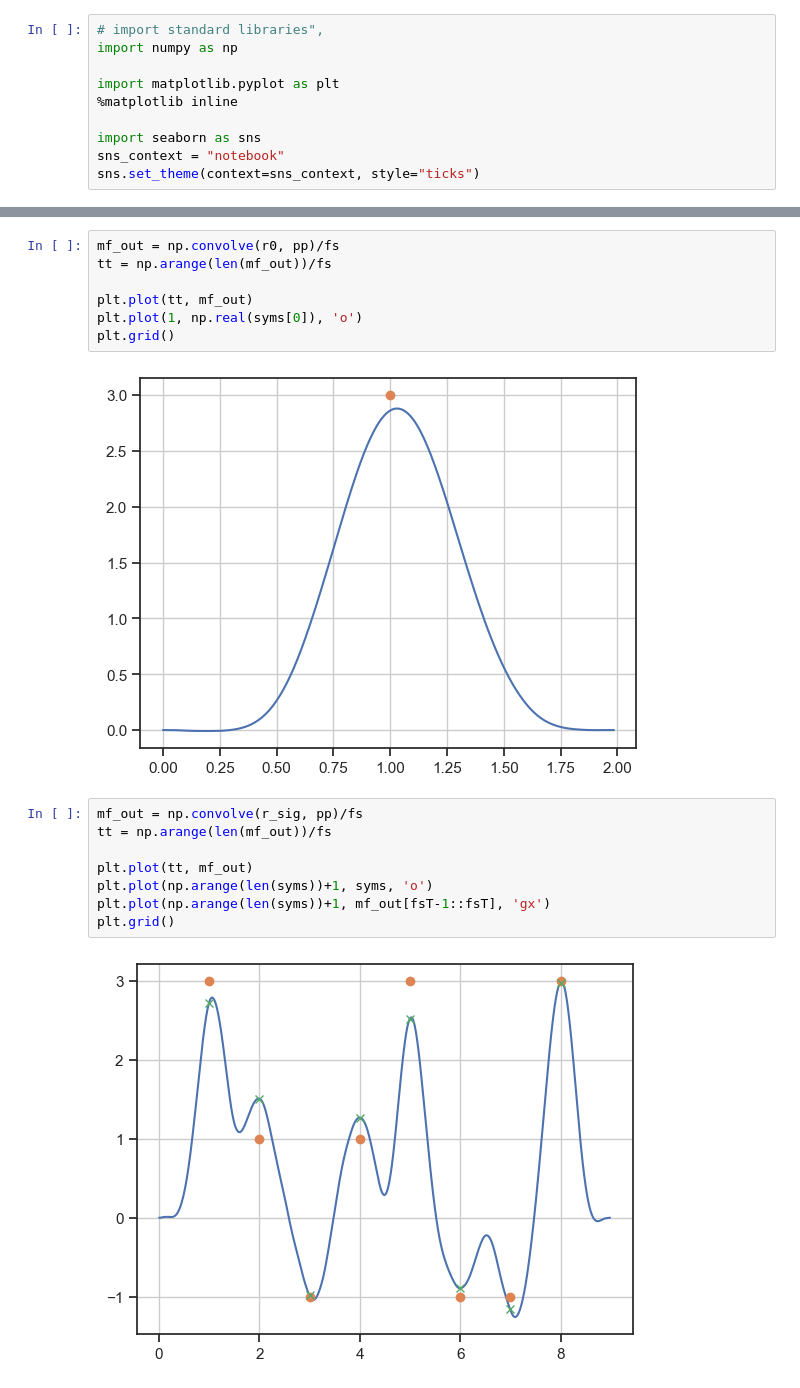
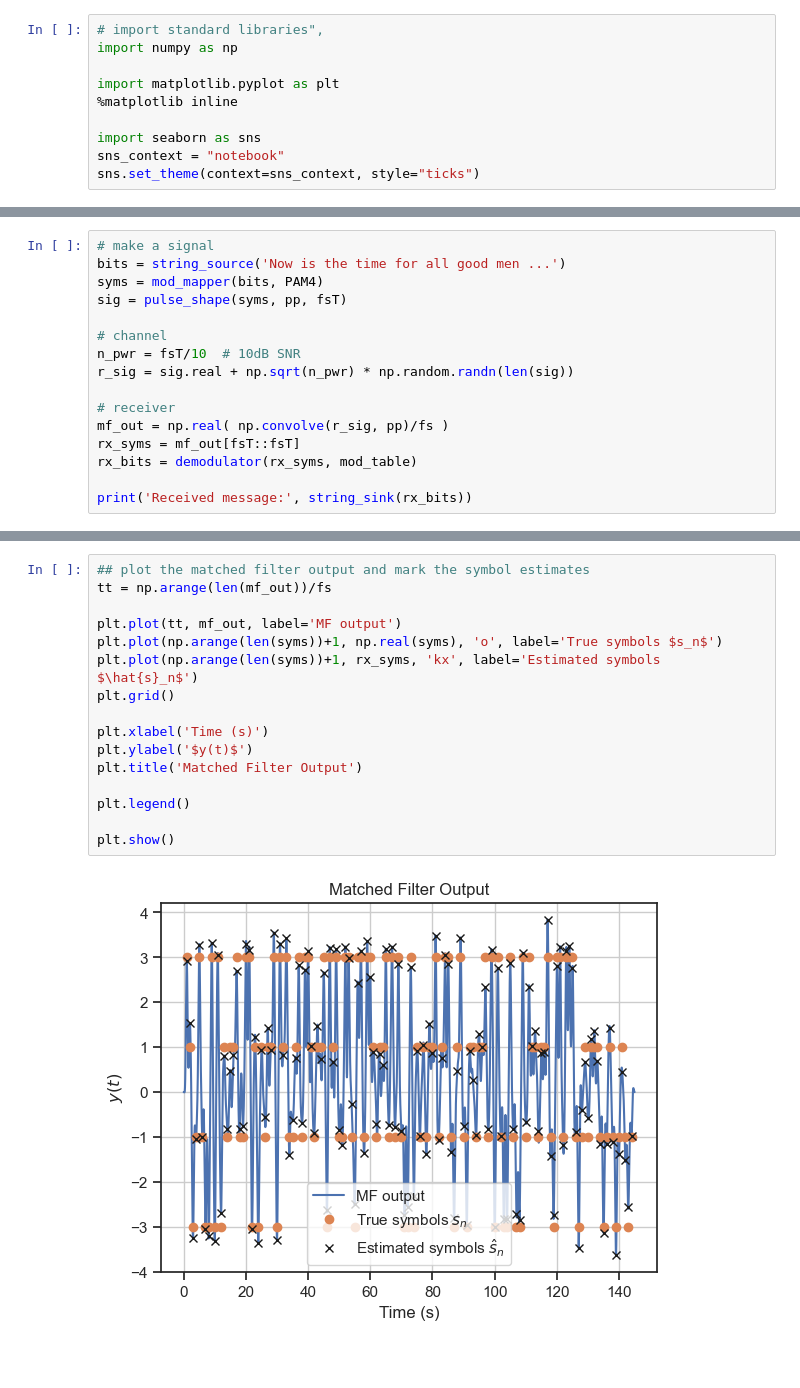
Before and after one commit to bepepa/UG-comms, a Jupyter notebook: notebooks/030_matched_filter.ipynb, the cells around one changed output, grey strips where cells are left out. Cells and saved outputs as stored; diff of their text form; blank space fills up the shorter version.

Commit message:
Updated matched filter notebook

```diff
--- a/notebooks/030_matched_filter.ipynb
+++ b/notebooks/030_matched_filter.ipynb
@@ -76,0 +221,16 @@ plt.show()
+# %%
+# make a signal
+bits = string_source('Now is the time for all good men ...')
+syms = mod_mapper(bits, PAM4)
+sig = pulse_shape(syms, pp, fsT)
+
+# channel
+n_pwr = fsT/10  # 10dB SNR
+r_sig = sig.real + np.sqrt(n_pwr) * np.random.randn(len(sig))
+
+# receiver
+mf_out = np.real( np.convolve(r_sig, pp)/fs )
+rx_syms = mf_out[fsT::fsT]
+rx_bits = demodulator(rx_syms, mod_table)
+
+print('Received message:', string_sink(rx_bits))
@@ -99,19 +254,18 @@ z
-# %%
-mf_out = np.convolve(r0, pp)/fs
-tt = np.arange(len(mf_out))/fs
-
-plt.plot(tt, mf_out)
-plt.plot(1, np.real(syms[0]), 'o')
-plt.grid()
-# %% [output]
-[figure, removed]
 # %%
-mf_out = np.convolve(r_sig, pp)/fs
+## plot the matched filter output and mark the symbol estimates
 tt = np.arange(len(mf_out))/fs
 
-plt.plot(tt, mf_out)
-plt.plot(np.arange(len(syms))+1, syms, 'o')
-plt.plot(np.arange(len(syms))+1, mf_out[fsT-1::fsT], 'gx')
+plt.plot(tt, mf_out, label='MF output')
+plt.plot(np.arange(len(syms))+1, np.real(syms), 'o', label='True symbols $s_n$')
+plt.plot(np.arange(len(syms))+1, rx_syms, 'kx', label='Estimated symbols $\hat{s}_n$')
 plt.grid()
+
+plt.xlabel('Time (s)')
+plt.ylabel('$y(t)$')
+plt.title('Matched Filter Output')
+
+plt.legend()
+
+plt.show()
 # %% [output]
-[figure, old version]
+[figure, new version]
```
Also changed, not shown: parts of 25 cells of this notebook.
